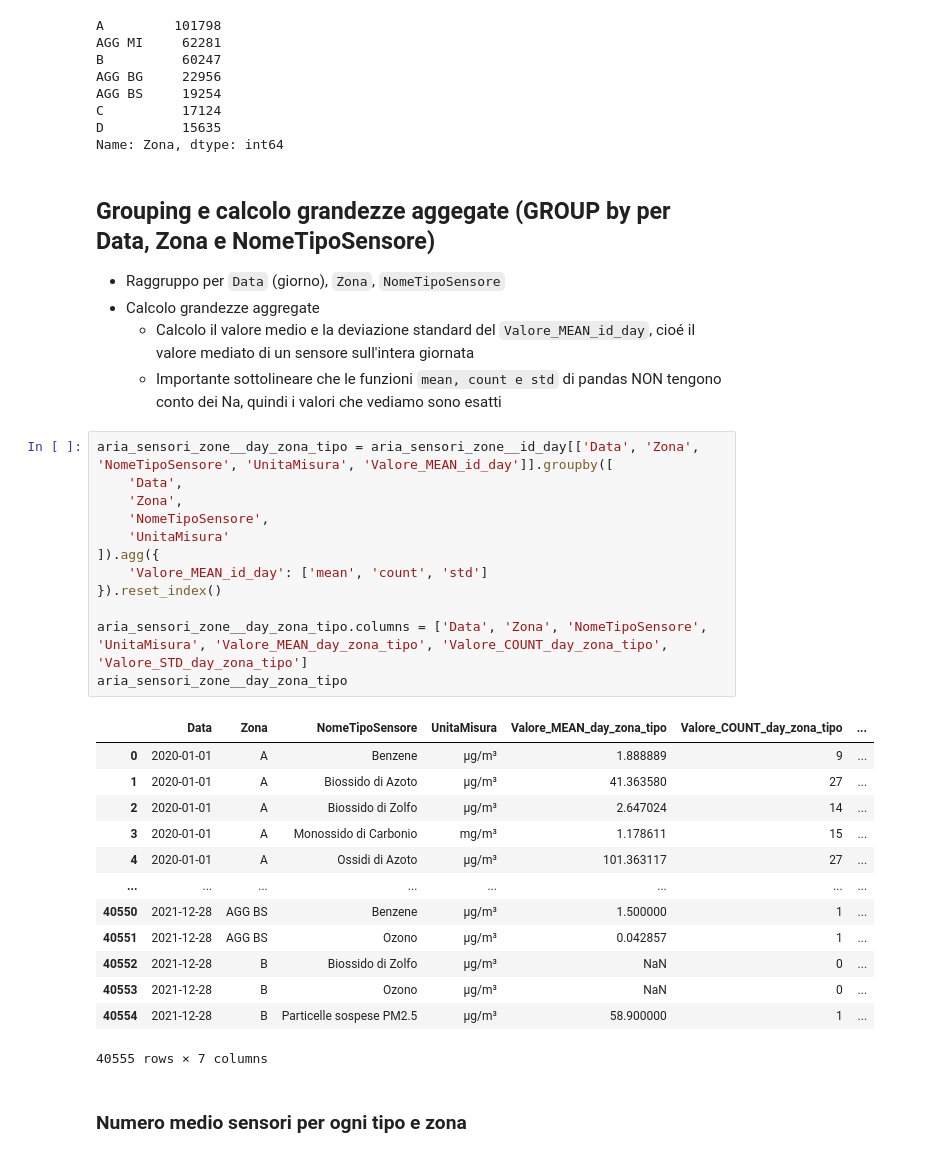
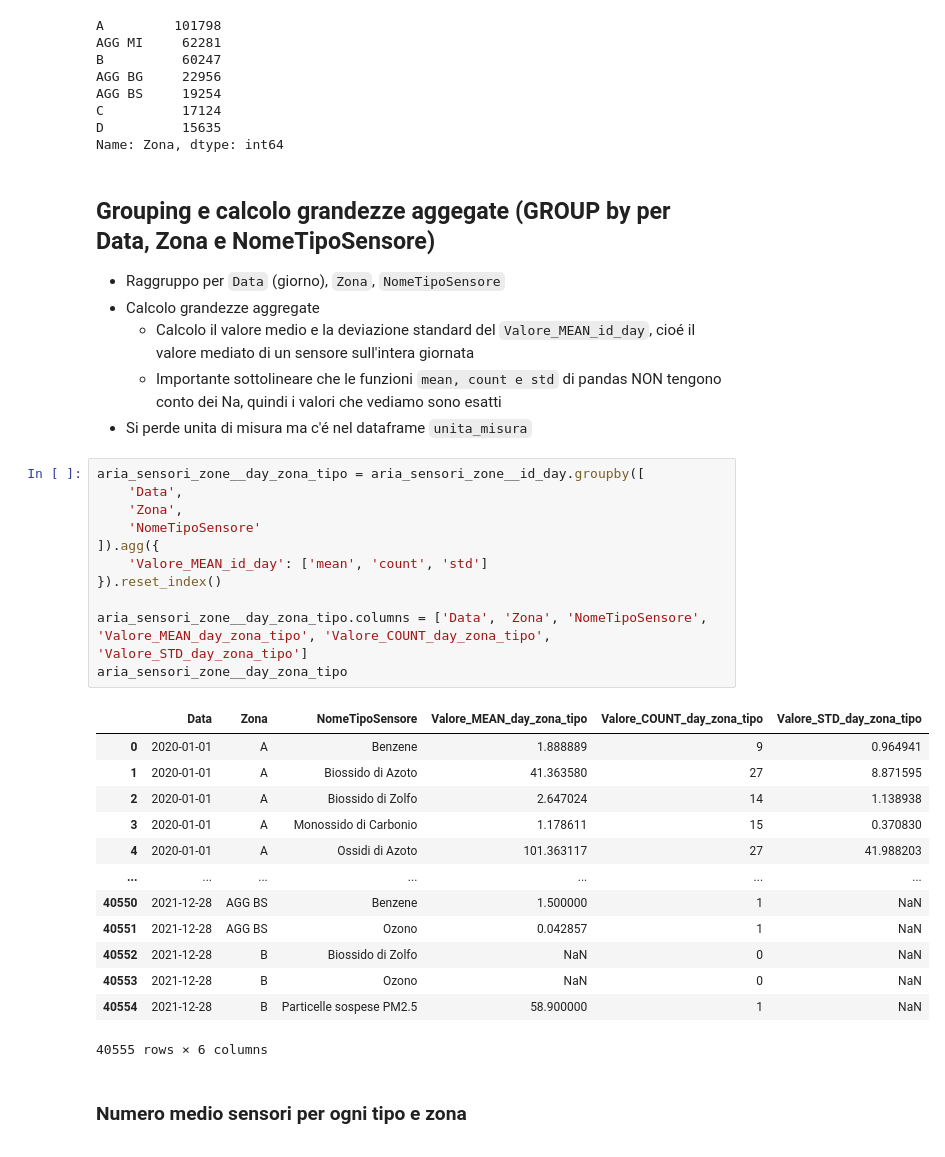
Before and after one commit to giocoal/air-quality-milano-interactive-data-visualization-tableau, a Jupyter notebook: Data_Visualization_project_21_22.ipynb, the cells around one changed output. Saved outputs shown, nothing was run; the diff lists cells and outputs as text.

```diff
--- a/Data_Visualization_project_21_22.ipynb
+++ b/Data_Visualization_project_21_22.ipynb
@@ -709,32 +742,32 @@ Name: Zona, dtype: int64
 - Calcolo grandezze aggregate
     - Calcolo il valore medio e la deviazione standard del `Valore_MEAN_id_day`, cioé il valore mediato di un sensore sull'intera giornata
     - Importante sottolineare che le funzioni `mean, count e std` di pandas NON tengono conto dei Na, quindi i valori che vediamo sono esatti
+- Si perde unita di misura ma c'é nel dataframe `unita_misura`
 # %%
-aria_sensori_zone__day_zona_tipo = aria_sensori_zone__id_day[['Data', 'Zona', 'NomeTipoSensore', 'UnitaMisura', 'Valore_MEAN_id_day']].groupby([
+aria_sensori_zone__day_zona_tipo = aria_sensori_zone__id_day.groupby([
     'Data',
     'Zona',
-    'NomeTipoSensore',
-    'UnitaMisura'
+    'NomeTipoSensore'
 ]).agg({
     'Valore_MEAN_id_day': ['mean', 'count', 'std']
 }).reset_index()
 
-aria_sensori_zone__day_zona_tipo.columns = ['Data', 'Zona', 'NomeTipoSensore', 'UnitaMisura', 'Valore_MEAN_day_zona_tipo', 'Valore_COUNT_day_zona_tipo', 'Valore_STD_day_zona_tipo']
+aria_sensori_zone__day_zona_tipo.columns = ['Data', 'Zona', 'NomeTipoSensore', 'Valore_MEAN_day_zona_tipo', 'Valore_COUNT_day_zona_tipo', 'Valore_STD_day_zona_tipo']
 aria_sensori_zone__day_zona_tipo
 # %% [output]
-|  | Data | Zona | NomeTipoSensore | UnitaMisura | Valore_MEAN_day_zona_tipo | Valore_COUNT_day_zona_tipo | ... |
-| 0 | 2020-01-01 | A | Benzene | µg/m³ | 1.888889 | 9 | ... |
-| 1 | 2020-01-01 | A | Biossido di Azoto | µg/m³ | 41.363580 | 27 | ... |
-| 2 | 2020-01-01 | A | Biossido di Zolfo | µg/m³ | 2.647024 | 14 | ... |
-| 3 | 2020-01-01 | A | Monossido di Carbonio | mg/m³ | 1.178611 | 15 | ... |
-| 4 | 2020-01-01 | A | Ossidi di Azoto | µg/m³ | 101.363117 | 27 | ... |
-| ... | ... | ... | ... | ... | ... | ... | ... |
-| 40550 | 2021-12-28 | AGG BS | Benzene | µg/m³ | 1.500000 | 1 | ... |
-| 40551 | 2021-12-28 | AGG BS | Ozono | µg/m³ | 0.042857 | 1 | ... |
-| 40552 | 2021-12-28 | B | Biossido di Zolfo | µg/m³ | NaN | 0 | ... |
-| 40553 | 2021-12-28 | B | Ozono | µg/m³ | NaN | 0 | ... |
-| 40554 | 2021-12-28 | B | Particelle sospese PM2.5 | µg/m³ | 58.900000 | 1 | ... |
+|  | Data | Zona | NomeTipoSensore | Valore_MEAN_day_zona_tipo | Valore_COUNT_day_zona_tipo | Valore_STD_day_zona_tipo |
+| 0 | 2020-01-01 | A | Benzene | 1.888889 | 9 | 0.964941 |
+| 1 | 2020-01-01 | A | Biossido di Azoto | 41.363580 | 27 | 8.871595 |
+| 2 | 2020-01-01 | A | Biossido di Zolfo | 2.647024 | 14 | 1.138938 |
+| 3 | 2020-01-01 | A | Monossido di Carbonio | 1.178611 | 15 | 0.370830 |
+| 4 | 2020-01-01 | A | Ossidi di Azoto | 101.363117 | 27 | 41.988203 |
+| ... | ... | ... | ... | ... | ... | ... |
+| 40550 | 2021-12-28 | AGG BS | Benzene | 1.500000 | 1 | NaN |
+| 40551 | 2021-12-28 | AGG BS | Ozono | 0.042857 | 1 | NaN |
+| 40552 | 2021-12-28 | B | Biossido di Zolfo | NaN | 0 | NaN |
+| 40553 | 2021-12-28 | B | Ozono | NaN | 0 | NaN |
+| 40554 | 2021-12-28 | B | Particelle sospese PM2.5 | 58.900000 | 1 | NaN |
-40555 rows × 7 columns
+40555 rows × 6 columns
 # %% [markdown]
 ### Numero medio sensori per ogni tipo e zona
 # %%
```
Also changed, not shown: parts of 14 cells of this notebook.
